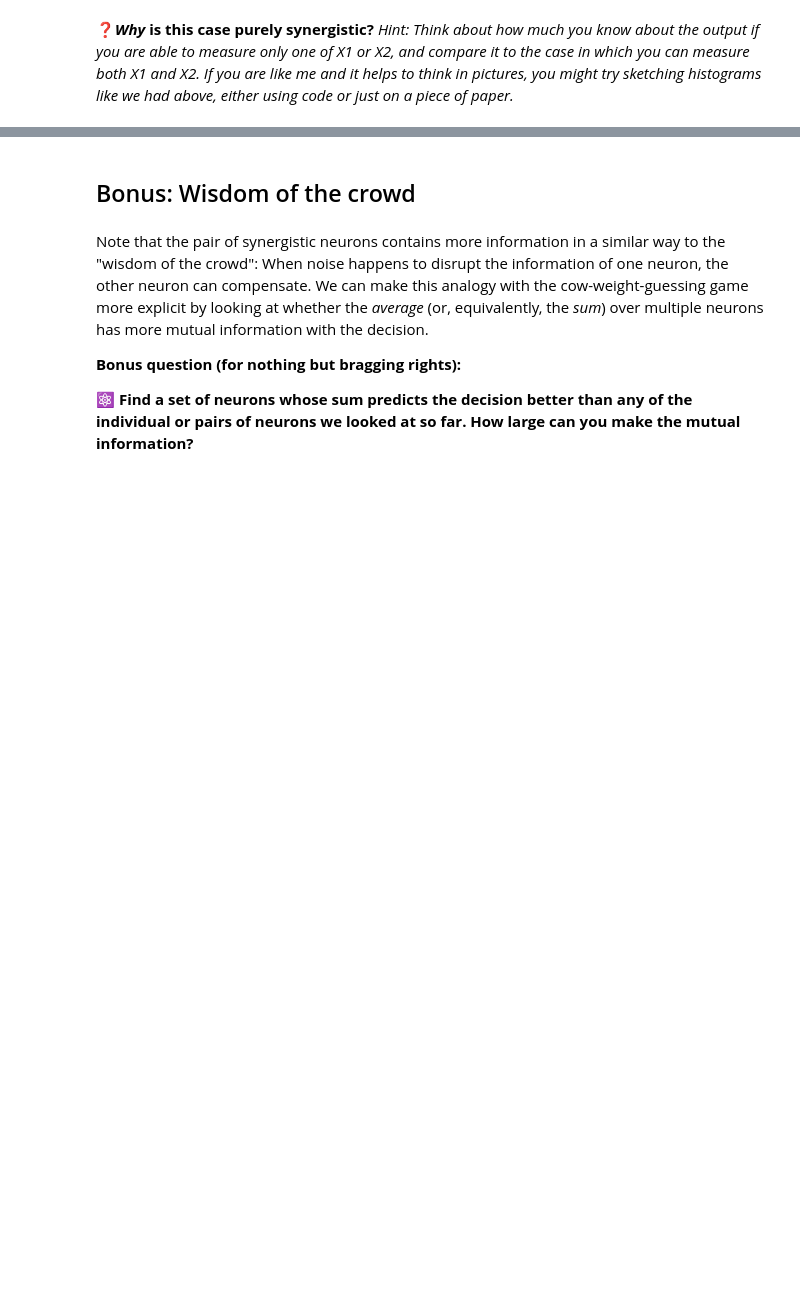
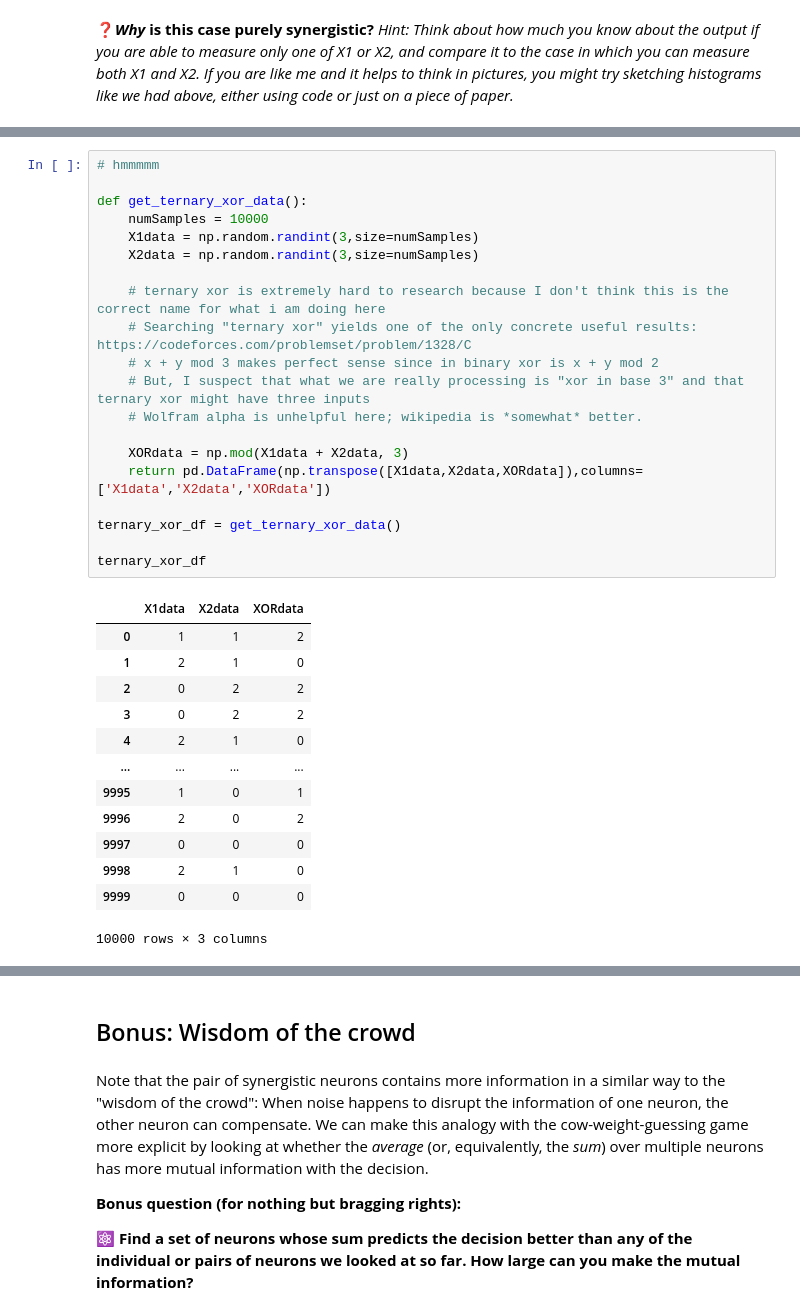
Before and after one commit to peterdresslar/CAS-503-Collectives, a Jupyter notebook: zaphod/6-InformationDecomposition.ipynb, the cells around one changed output, grey strips where cells are left out. Drawn from its saved outputs; the diff is of its cells as text; blank space fills up the shorter version.

```diff
--- a/zaphod/6-InformationDecomposition.ipynb
+++ b/zaphod/6-InformationDecomposition.ipynb
@@ -329,0 +457,34 @@ pd.DataFrame(np.transpose([X1data,X2data,XORdata]),columns=['X1data','X2data','X
+# %%
+# hmmmmm
+
+def get_ternary_xor_data():
+    numSamples = 10000
+    X1data = np.random.randint(3,size=numSamples)
+    X2data = np.random.randint(3,size=numSamples)
+
+    # ternary xor is extremely hard to research because I don't think this is the correct name for what i am doing here
+    # Searching "ternary xor" yields one of the only concrete useful results: https://codeforces.com/problemset/problem/1328/C
+    # x + y mod 3 makes perfect sense since in binary xor is x + y mod 2
+    # But, I suspect that what we are really processing is "xor in base 3" and that ternary xor might have three inputs
+    # Wolfram alpha is unhelpful here; wikipedia is *somewhat* better.
+
+    XORdata = np.mod(X1data + X2data, 3)
+    return pd.DataFrame(np.transpose([X1data,X2data,XORdata]),columns=['X1data','X2data','XORdata'])
+
+ternary_xor_df = get_ternary_xor_data()
+
+ternary_xor_df
+# %% [output]
+|  | X1data | X2data | XORdata |
+| 0 | 1 | 1 | 2 |
+| 1 | 2 | 1 | 0 |
+| 2 | 0 | 2 | 2 |
+| 3 | 0 | 2 | 2 |
+| 4 | 2 | 1 | 0 |
+| ... | ... | ... | ... |
+| 9995 | 1 | 0 | 1 |
+| 9996 | 2 | 0 | 2 |
+| 9997 | 0 | 0 | 0 |
+| 9998 | 2 | 1 | 0 |
+| 9999 | 0 | 0 | 0 |
+10000 rows × 3 columns
```
Also changed, not shown: parts of 32 cells of this notebook.
